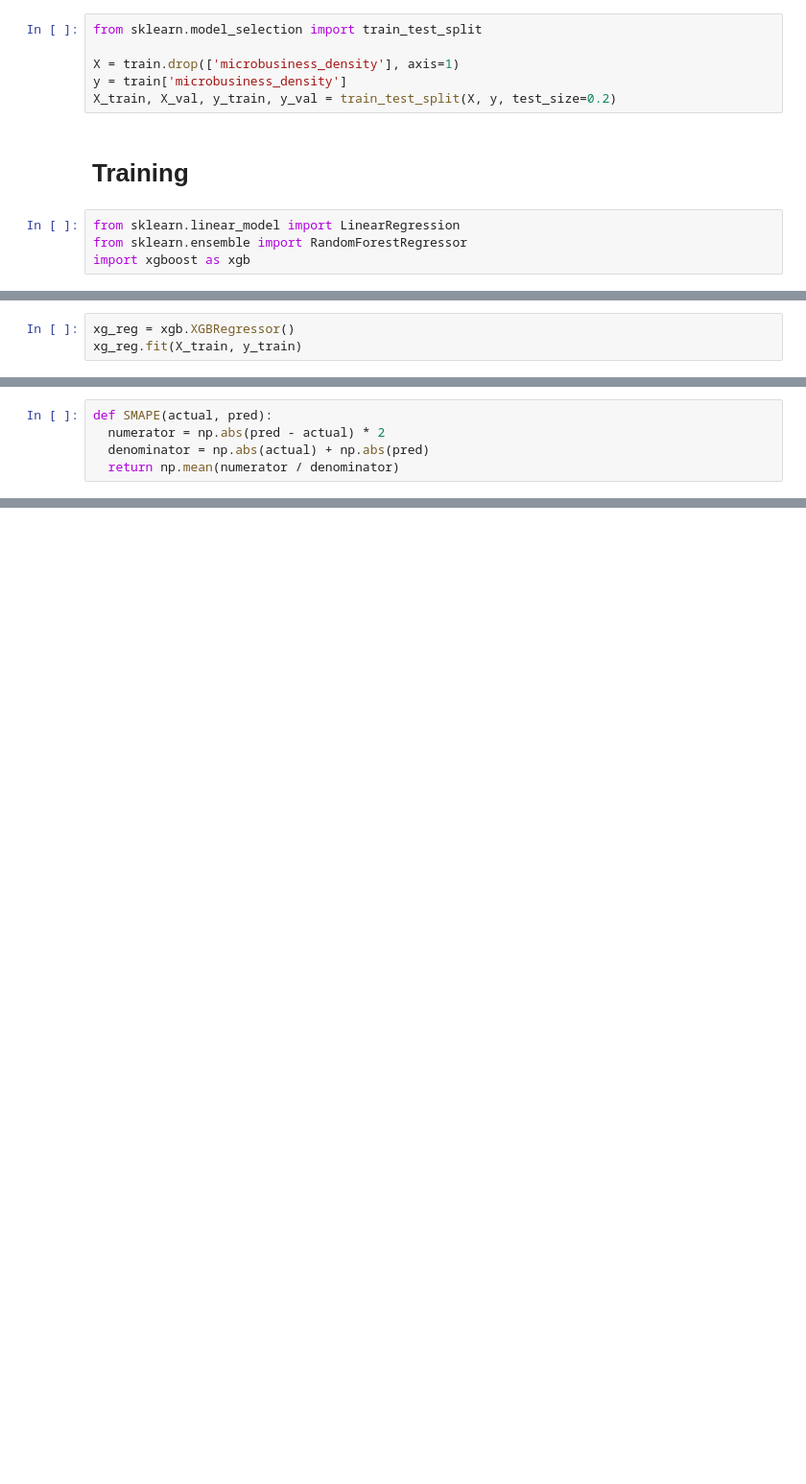
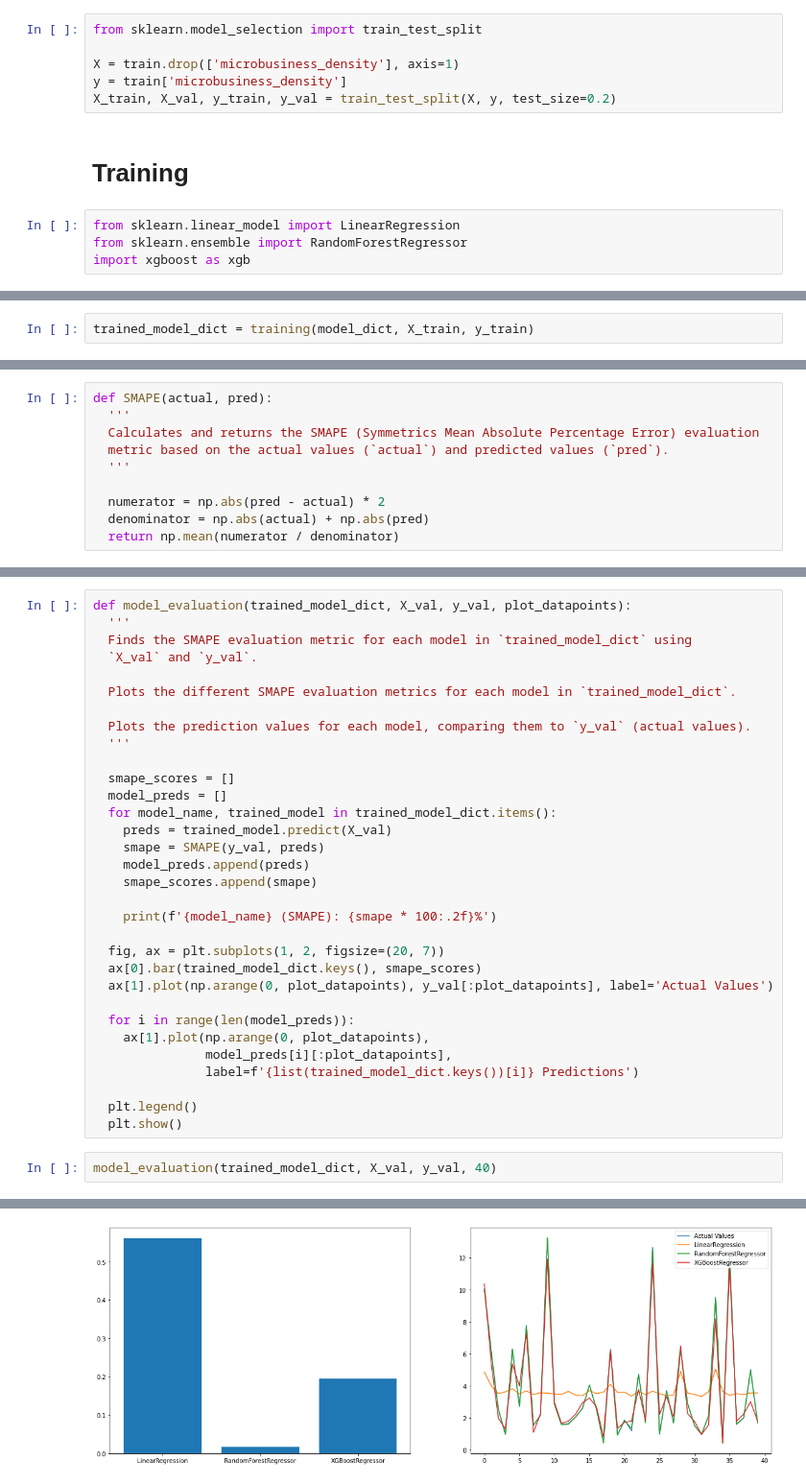
Before and after one commit to MohitSoni11/Kaggle-GoDaddy-Microbusiness-Density-Forecasting, a Jupyter notebook: basic-model.ipynb, the cells around one changed output, grey strips where cells are left out. Shown at 96% size. Saved outputs shown, nothing was run; the diff lists cells and outputs as text; blank space fills up the shorter version.

Commit message:
Functionizing code, adding plot customizations, commenting

```diff
--- a/basic-model.ipynb
+++ b/basic-model.ipynb
@@ -91,3 +81,0 @@ RandomForestRegressor()
-# %%
-xg_reg = xgb.XGBRegressor()
-xg_reg.fit(X_train, y_train)
@@ -104,0 +99,2 @@ XGBRegressor(base_score=0.5, booster='gbtree', callbacks=None,
+# %%
+trained_model_dict = training(model_dict, X_train, y_train)
@@ -109,6 +124,11 @@ $$SMAPE = \frac{1}{n} * \sum^{n}_{i=1}{\frac{2 * |P_i - A_i|}{(|A_i| + |P_i|)}}$
 where $P$ = predicted value and $A$ = actual value
 # %%
 def SMAPE(actual, pred):
+  '''
+  Calculates and returns the SMAPE (Symmetrics Mean Absolute Percentage Error) evaluation
+  metric based on the actual values (`actual`) and predicted values (`pred`).
+  '''
+
   numerator = np.abs(pred - actual) * 2
   denominator = np.abs(actual) + np.abs(pred)
   return np.mean(numerator / denominator)
@@ -143,0 +135,35 @@ plt.show()
+# %%
+def model_evaluation(trained_model_dict, X_val, y_val, plot_datapoints):
+  '''
+  Finds the SMAPE evaluation metric for each model in `trained_model_dict` using
+  `X_val` and `y_val`.
+
+  Plots the different SMAPE evaluation metrics for each model in `trained_model_dict`.
+
+  Plots the prediction values for each model, comparing them to `y_val` (actual values).
+  '''
+
+  smape_scores = []
+  model_preds = []
+  for model_name, trained_model in trained_model_dict.items():
+    preds = trained_model.predict(X_val)
+    smape = SMAPE(y_val, preds)
+    model_preds.append(preds)
+    smape_scores.append(smape)
+
+    print(f'{model_name} (SMAPE): {smape * 100:.2f}%')
+
+  fig, ax = plt.subplots(1, 2, figsize=(20, 7))
+  ax[0].bar(trained_model_dict.keys(), smape_scores)
+  ax[1].plot(np.arange(0, plot_datapoints), y_val[:plot_datapoints], label='Actual Values')
+
+  for i in range(len(model_preds)):
+    ax[1].plot(np.arange(0, plot_datapoints),
+               model_preds[i][:plot_datapoints],
+               label=f'{list(trained_model_dict.keys())[i]} Predictions')
+
+  plt.legend()
+  plt.show()
+# %%
+model_evaluation(trained_model_dict, X_val, y_val, 40)
+# %% [output]
@@ -143,0 +173 @@ plt.show()
+[figure, added]
```
Also changed, not shown: parts of 15 cells of this notebook.
